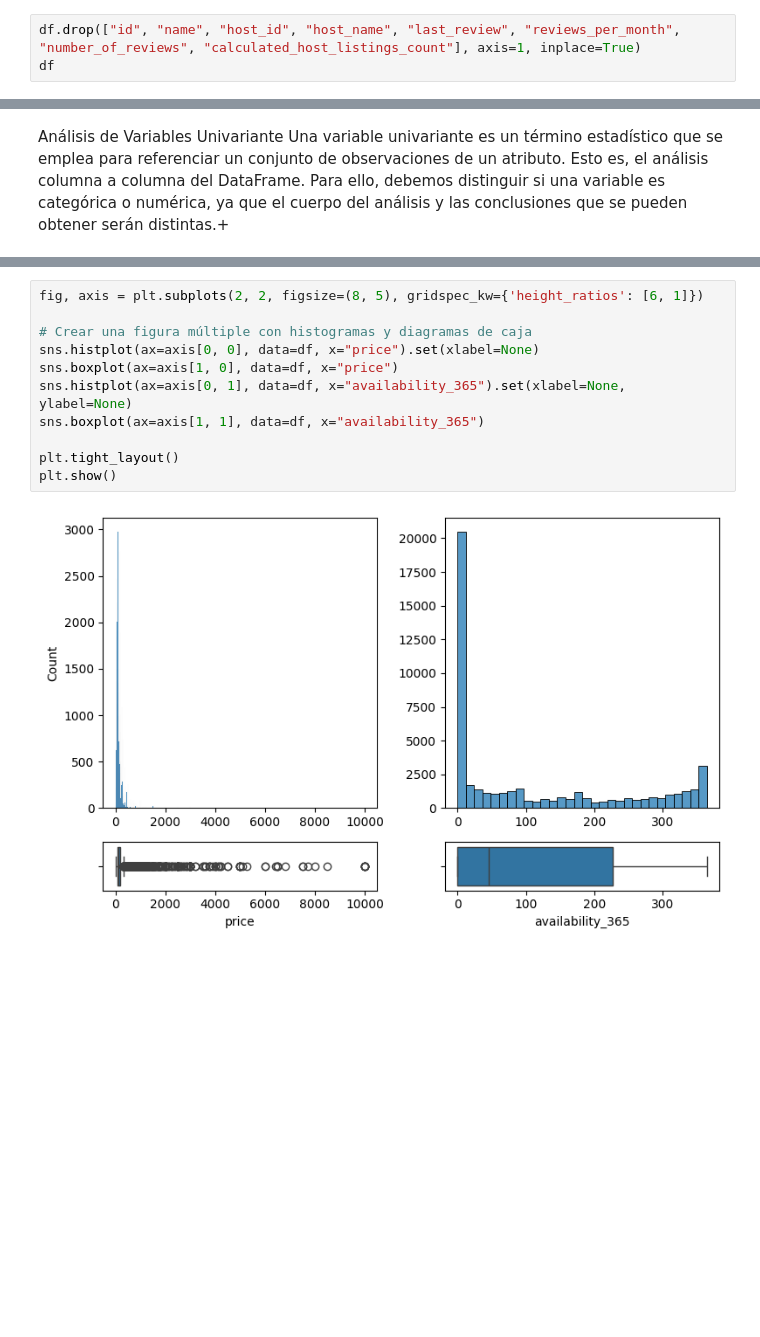
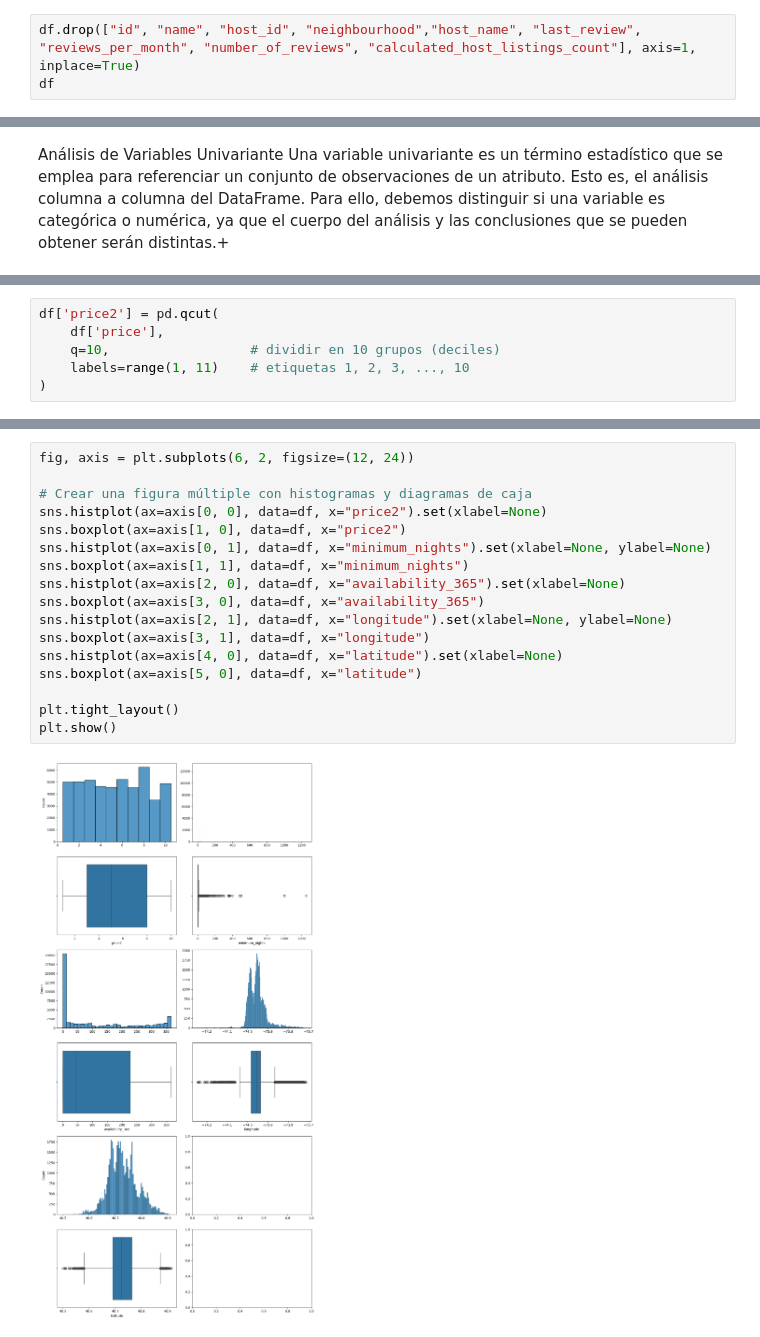
Before and after one commit to Betaniammc/streamlit, a Jupyter notebook: src/00-eda-airbnb-ny.ipynb, the cells around one changed output, grey strips where cells are left out. Cells and saved outputs as stored; diff of their text form; blank space fills up the shorter version.

```diff
--- a/src/00-eda-airbnb-ny.ipynb
+++ b/src/00-eda-airbnb-ny.ipynb
@@ -164,4 +165,4 @@ id, name, host_id, host_name, last_review	reviews_per_month, calculated_host_lis
 # %%
-df.drop(["id", "name", "host_id", "host_name", "last_review", "reviews_per_month", "number_of_reviews", "calculated_host_listings_count"], axis=1, inplace=True)
+df.drop(["id", "name", "host_id", "neighbourhood","host_name", "last_review", "reviews_per_month", "number_of_reviews", "calculated_host_listings_count"], axis=1, inplace=True)
 df
 # %% [output]
@@ -212,0 +212,6 @@ Una variable numérica es un tipo de variable que puede tomar valores numéricos
+# %%
+df['price2'] = pd.qcut(
+    df['price'],
+    q=10,                  # dividir en 10 grupos (deciles)
+    labels=range(1, 11)    # etiquetas 1, 2, 3, ..., 10
+)
@@ -213,13 +240,19 @@ Una variable numérica es un tipo de variable que puede tomar valores numéricos
 # %%
-fig, axis = plt.subplots(2, 2, figsize=(8, 5), gridspec_kw={'height_ratios': [6, 1]})
+fig, axis = plt.subplots(6, 2, figsize=(12, 24))
 
 # Crear una figura múltiple con histogramas y diagramas de caja
-sns.histplot(ax=axis[0, 0], data=df, x="price").set(xlabel=None)
-sns.boxplot(ax=axis[1, 0], data=df, x="price")
-sns.histplot(ax=axis[0, 1], data=df, x="availability_365").set(xlabel=None, ylabel=None)
-sns.boxplot(ax=axis[1, 1], data=df, x="availability_365")
+sns.histplot(ax=axis[0, 0], data=df, x="price2").set(xlabel=None)
+sns.boxplot(ax=axis[1, 0], data=df, x="price2")
+sns.histplot(ax=axis[0, 1], data=df, x="minimum_nights").set(xlabel=None, ylabel=None)
+sns.boxplot(ax=axis[1, 1], data=df, x="minimum_nights")
+sns.histplot(ax=axis[2, 0], data=df, x="availability_365").set(xlabel=None)
+sns.boxplot(ax=axis[3, 0], data=df, x="availability_365")
+sns.histplot(ax=axis[2, 1], data=df, x="longitude").set(xlabel=None, ylabel=None)
+sns.boxplot(ax=axis[3, 1], data=df, x="longitude")
+sns.histplot(ax=axis[4, 0], data=df, x="latitude").set(xlabel=None)
+sns.boxplot(ax=axis[5, 0], data=df, x="latitude")
 
 plt.tight_layout()
 plt.show()
 # %% [output]
-[figure, old version]
+[figure, new version]
```
Also changed, not shown: parts of 33 cells of this notebook.
